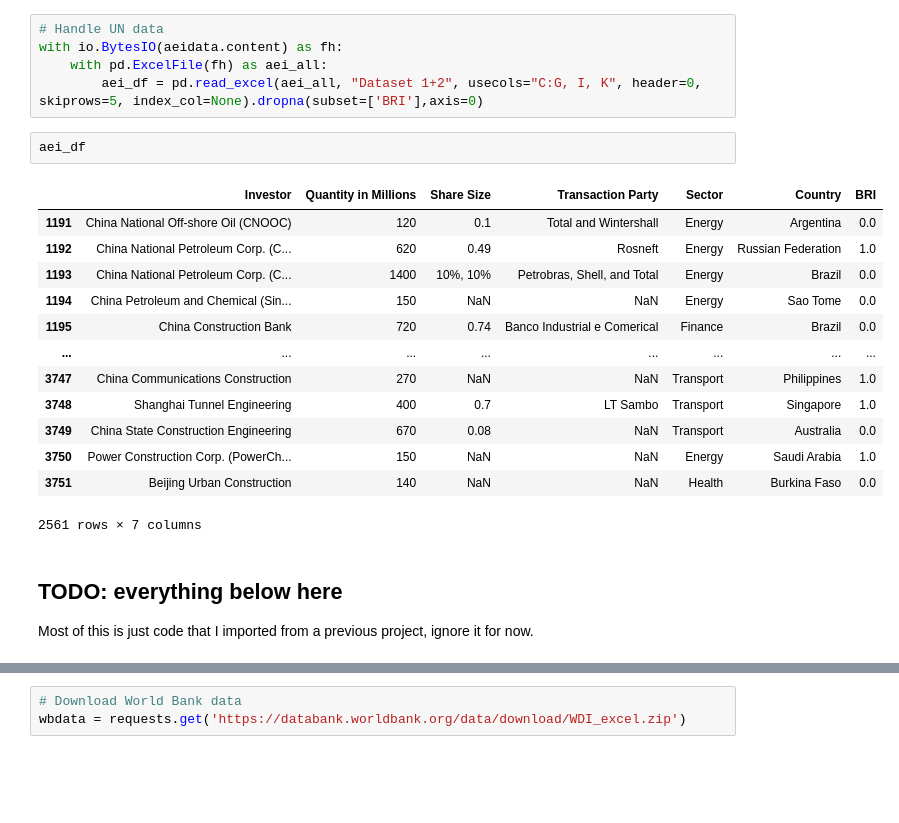
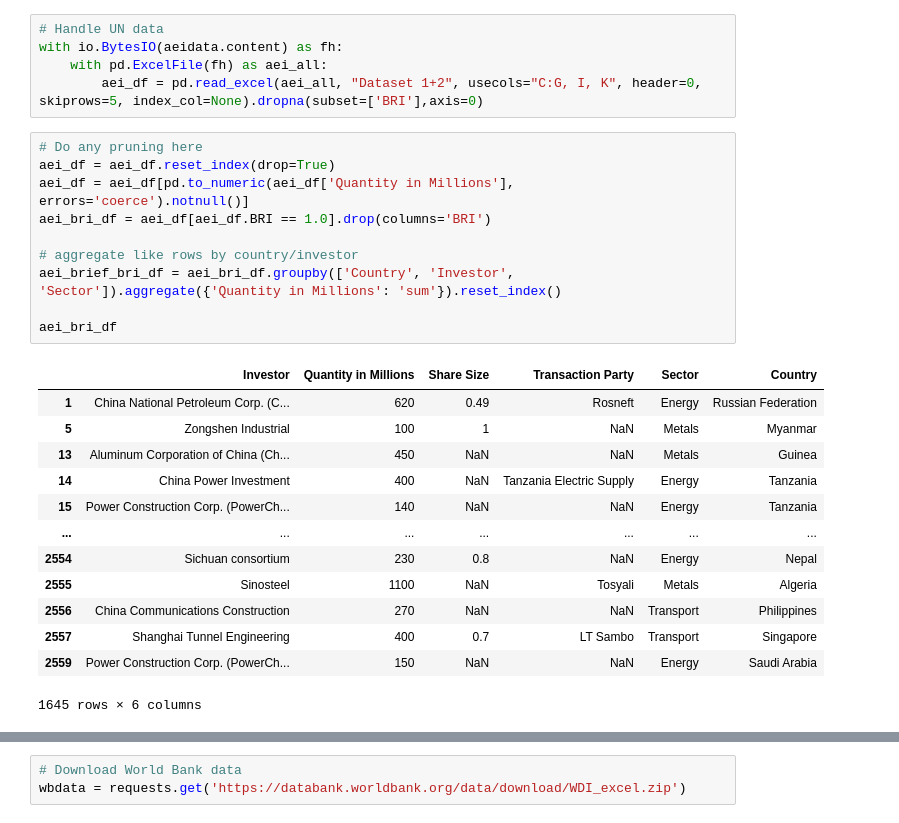
Before and after one commit to BenMueller/China8579_FinalProj, a Jupyter notebook: download_processing.ipynb, the cells around one changed output, grey strips where cells are left out. Saved outputs shown, nothing was run; the diff lists cells and outputs as text; blank space fills up the shorter version.

```diff
--- a/download_processing.ipynb
+++ b/download_processing.ipynb
@@ -62,22 +54,26 @@ with io.BytesIO(aeidata.content) as fh:
     with pd.ExcelFile(fh) as aei_all:
         aei_df = pd.read_excel(aei_all, "Dataset 1+2", usecols="C:G, I, K", header=0, skiprows=5, index_col=None).dropna(subset=['BRI'],axis=0)
 # %%
-aei_df
+# Do any pruning here
+aei_df = aei_df.reset_index(drop=True)
+aei_df = aei_df[pd.to_numeric(aei_df['Quantity in Millions'], errors='coerce').notnull()]
+aei_bri_df = aei_df[aei_df.BRI == 1.0].drop(columns='BRI')
+
+# aggregate like rows by country/investor
+aei_brief_bri_df = aei_bri_df.groupby(['Country', 'Investor', 'Sector']).aggregate({'Quantity in Millions': 'sum'}).reset_index()
+
+aei_bri_df
 # %% [output]
-|  | Investor | Quantity in Millions | Share Size | Transaction Party | Sector | Country | BRI |
-| 1191 | China National Off-shore Oil (CNOOC) | 120 | 0.1 | Total and Wintershall | Energy | Argentina | 0.0 |
-| 1192 | China National Petroleum Corp. (C... | 620 | 0.49 | Rosneft | Energy | Russian Federation | 1.0 |
-| 1193 | China National Petroleum Corp. (C... | 1400 | 10%, 10% | Petrobras, Shell, and Total | Energy | Brazil | 0.0 |
-| 1194 | China Petroleum and Chemical (Sin... | 150 | NaN | NaN | Energy | Sao Tome | 0.0 |
-| 1195 | China Construction Bank | 720 | 0.74 | Banco Industrial e Comerical | Finance | Brazil | 0.0 |
-| ... | ... | ... | ... | ... | ... | ... | ... |
-| 3747 | China Communications Construction | 270 | NaN | NaN | Transport | Philippines | 1.0 |
-| 3748 | Shanghai Tunnel Engineering | 400 | 0.7 | LT Sambo | Transport | Singapore | 1.0 |
-| 3749 | China State Construction Engineering | 670 | 0.08 | NaN | Transport | Australia | 0.0 |
-| 3750 | Power Construction Corp. (PowerCh... | 150 | NaN | NaN | Energy | Saudi Arabia | 1.0 |
-| 3751 | Beijing Urban Construction | 140 | NaN | NaN | Health | Burkina Faso | 0.0 |
+|  | Investor | Quantity in Millions | Share Size | Transaction Party | Sector | Country |
+| 1 | China National Petroleum Corp. (C... | 620 | 0.49 | Rosneft | Energy | Russian Federation |
+| 5 | Zongshen Industrial | 100 | 1 | NaN | Metals | Myanmar |
+| 13 | Aluminum Corporation of China (Ch... | 450 | NaN | NaN | Metals | Guinea |
+| 14 | China Power Investment | 400 | NaN | Tanzania Electric Supply | Energy | Tanzania |
+| 15 | Power Construction Corp. (PowerCh... | 140 | NaN | NaN | Energy | Tanzania |
+| ... | ... | ... | ... | ... | ... | ... |
+| 2554 | Sichuan consortium | 230 | 0.8 | NaN | Energy | Nepal |
+| 2555 | Sinosteel | 1100 | NaN | Tosyali | Metals | Algeria |
+| 2556 | China Communications Construction | 270 | NaN | NaN | Transport | Philippines |
+| 2557 | Shanghai Tunnel Engineering | 400 | 0.7 | LT Sambo | Transport | Singapore |
+| 2559 | Power Construction Corp. (PowerCh... | 150 | NaN | NaN | Energy | Saudi Arabia |
-2561 rows × 7 columns
+1645 rows × 6 columns
-# %% [markdown]
-## TODO: everything below here
-
-Most of this is just code that I imported from a previous project, ignore it for now.
```
Also changed, not shown: parts of 15 cells of this notebook.
